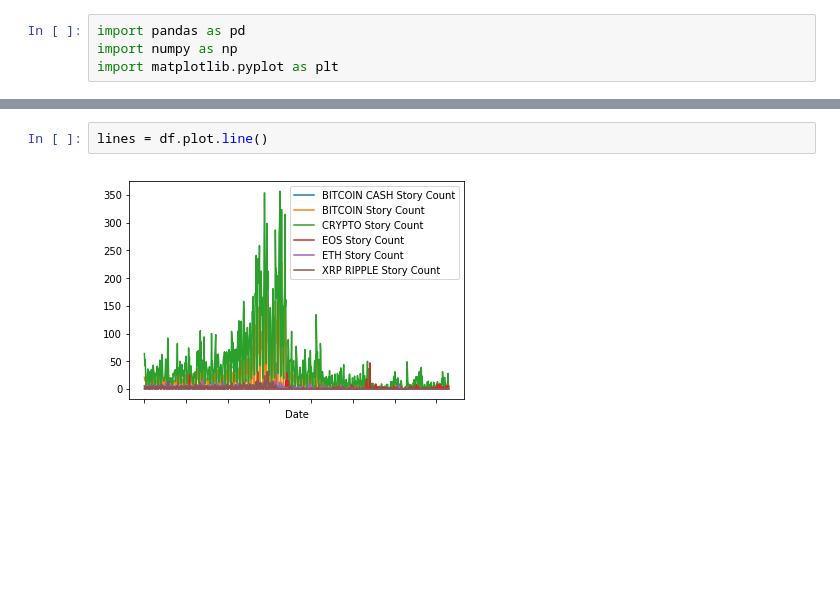
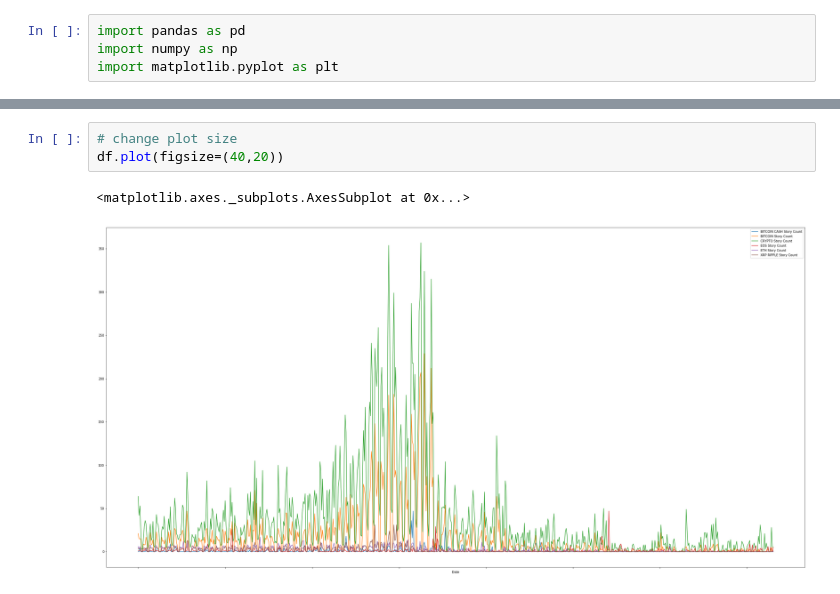
Before and after one commit to emilyrcoffield/CryptoDataScientist, a Jupyter notebook: project.ipynb, the cells around one changed output, grey strips where cells are left out. Drawn from its saved outputs; the diff is of its cells as text; blank space fills up the shorter version.

```diff
--- a/project.ipynb
+++ b/project.ipynb
@@ -84,7 +96,9 @@ df.head()
 | 10/30/18 | 4 | 15.0 | 53 | 1.0 | 6.0 | ... |
 | 10/29/18 | 0 | 15.0 | 23 | 1.0 | 4.0 | ... |
 | 10/28/18 | 0 | 0.0 | 3 | 0.0 | 0.0 | ... |
-# %%
-lines = df.plot.line()
-# %% [output]
-[figure, removed]
+# %%
+# change plot size
+df.plot(figsize=(40,20))
+# %% [output]
+<matplotlib.axes._subplots.AxesSubplot at 0x...>
+[figure, added]
```
Also changed, not shown: parts of 12 cells of this notebook.
